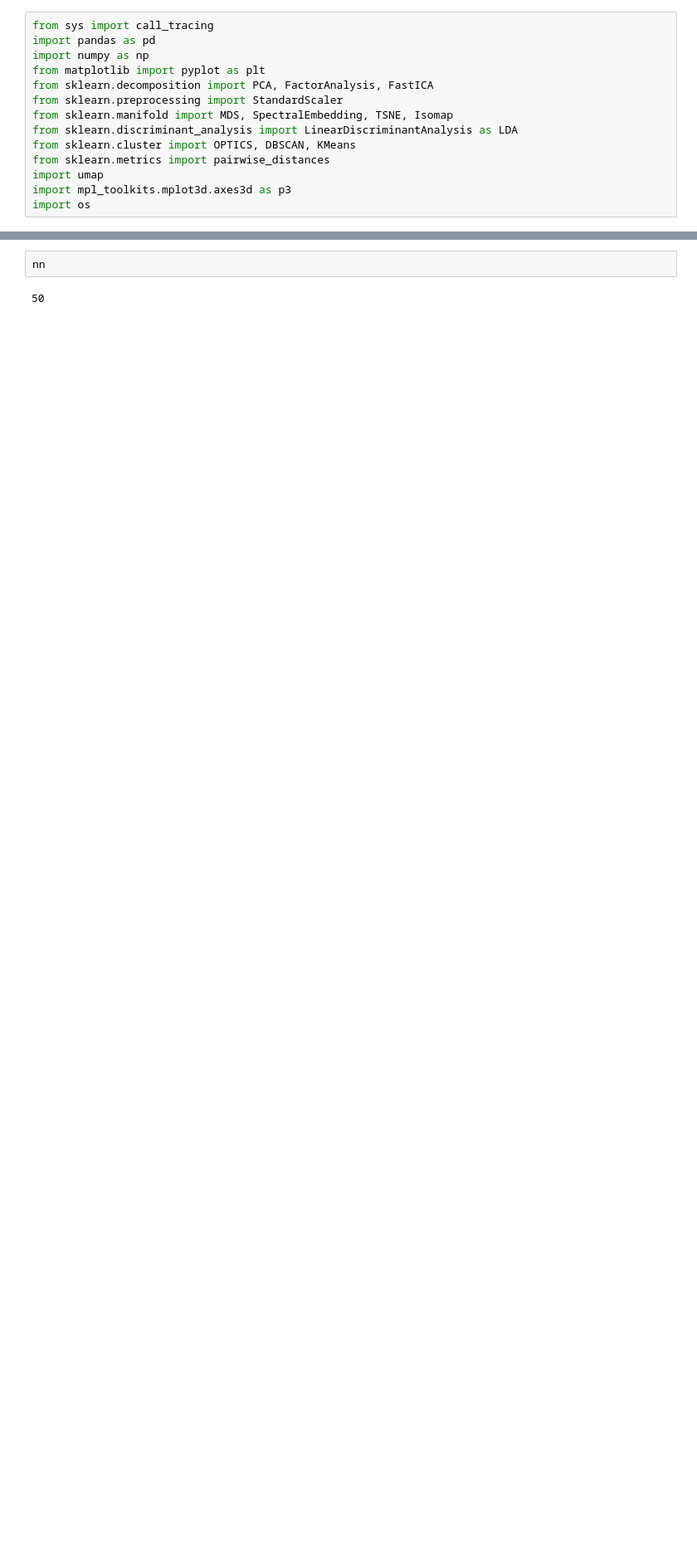
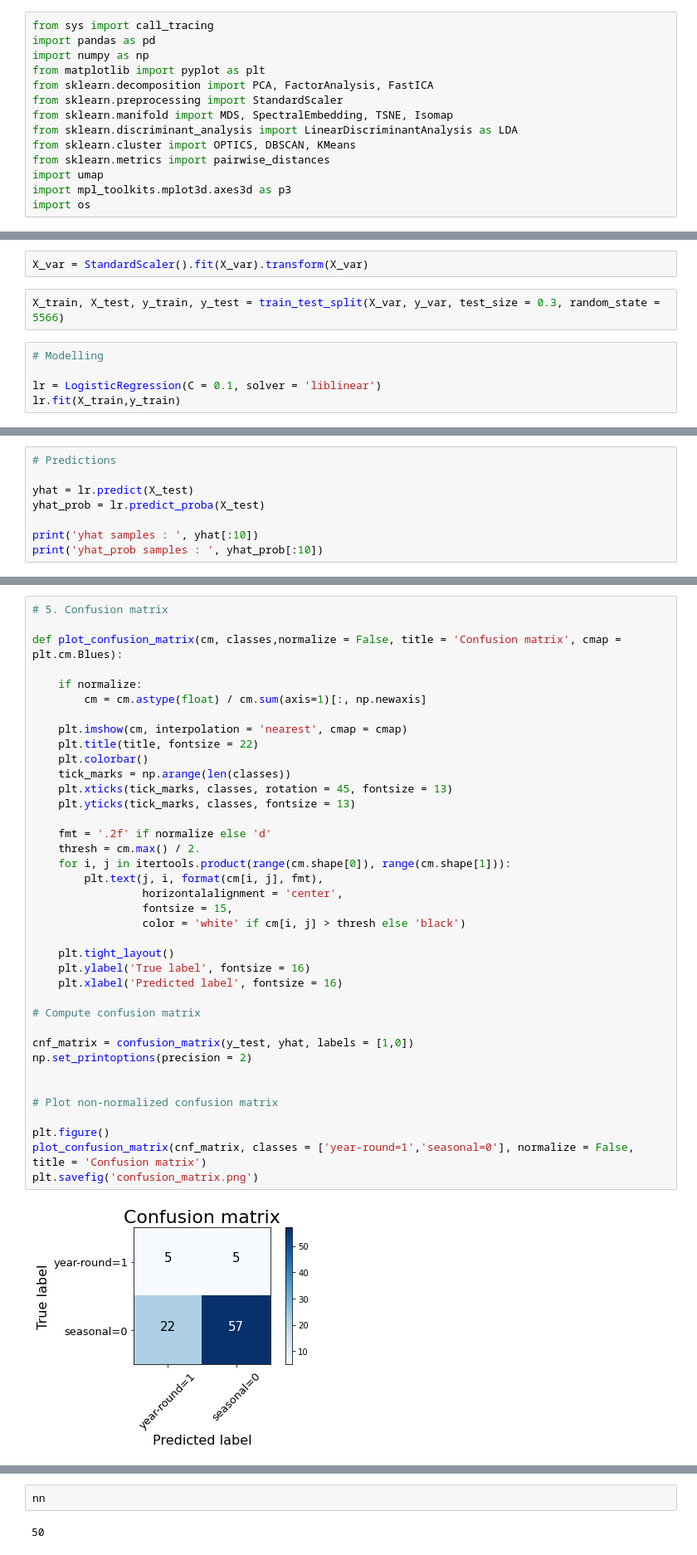
Before and after one commit to CLan2021/beetle, a Jupyter notebook: locomotor_activity/beetle-loc-analysis.ipynb, the cells around one changed output, grey strips where cells are left out. Shown at 83% size. Cells and saved outputs as stored; diff of their text form; blank space fills up the shorter version.

Commit message:
updated test codes, metadata

```diff
--- a/locomotor_activity/beetle-loc-analysis.ipynb
+++ b/locomotor_activity/beetle-loc-analysis.ipynb
@@ -145,0 +267,9 @@ act_origs_npy.shape
+# %%
+X_var = StandardScaler().fit(X_var).transform(X_var)
+# %%
+X_train, X_test, y_train, y_test = train_test_split(X_var, y_var, test_size = 0.3, random_state = 5566)
+# %%
+# Modelling
+
+lr = LogisticRegression(C = 0.1, solver = 'liblinear')
+lr.fit(X_train,y_train)
@@ -145,0 +278,8 @@ act_origs_npy.shape
+# %%
+# Predictions
+
+yhat = lr.predict(X_test)
+yhat_prob = lr.predict_proba(X_test)
+
+print('yhat samples : ', yhat[:10])
+print('yhat_prob samples : ', yhat_prob[:10])
@@ -145,0 +343,40 @@ act_origs_npy.shape
+# %%
+# 5. Confusion matrix
+
+def plot_confusion_matrix(cm, classes,normalize = False, title = 'Confusion matrix', cmap = plt.cm.Blues):
+
+    if normalize:
+        cm = cm.astype(float) / cm.sum(axis=1)[:, np.newaxis]
+
+    plt.imshow(cm, interpolation = 'nearest', cmap = cmap)
+    plt.title(title, fontsize = 22)
+    plt.colorbar()
+    tick_marks = np.arange(len(classes))
+    plt.xticks(tick_marks, classes, rotation = 45, fontsize = 13)
+    plt.yticks(tick_marks, classes, fontsize = 13)
+
+    fmt = '.2f' if normalize else 'd'
+    thresh = cm.max() / 2.
+    for i, j in itertools.product(range(cm.shape[0]), range(cm.shape[1])):
+        plt.text(j, i, format(cm[i, j], fmt),
+                 horizontalalignment = 'center',
+                 fontsize = 15,
+                 color = 'white' if cm[i, j] > thresh else 'black')
+
+    plt.tight_layout()
+    plt.ylabel('True label', fontsize = 16)
+    plt.xlabel('Predicted label', fontsize = 16)
+
+# Compute confusion matrix
+
+cnf_matrix = confusion_matrix(y_test, yhat, labels = [1,0])
+np.set_printoptions(precision = 2)
+
+
+# Plot non-normalized confusion matrix
+
+plt.figure()
+plot_confusion_matrix(cnf_matrix, classes = ['year-round=1','seasonal=0'], normalize = False,  title = 'Confusion matrix')
+plt.savefig('confusion_matrix.png')
+# %% [output]
+[figure, added]
```
Also changed, not shown: parts of 33 cells of this notebook, 4 other files.
